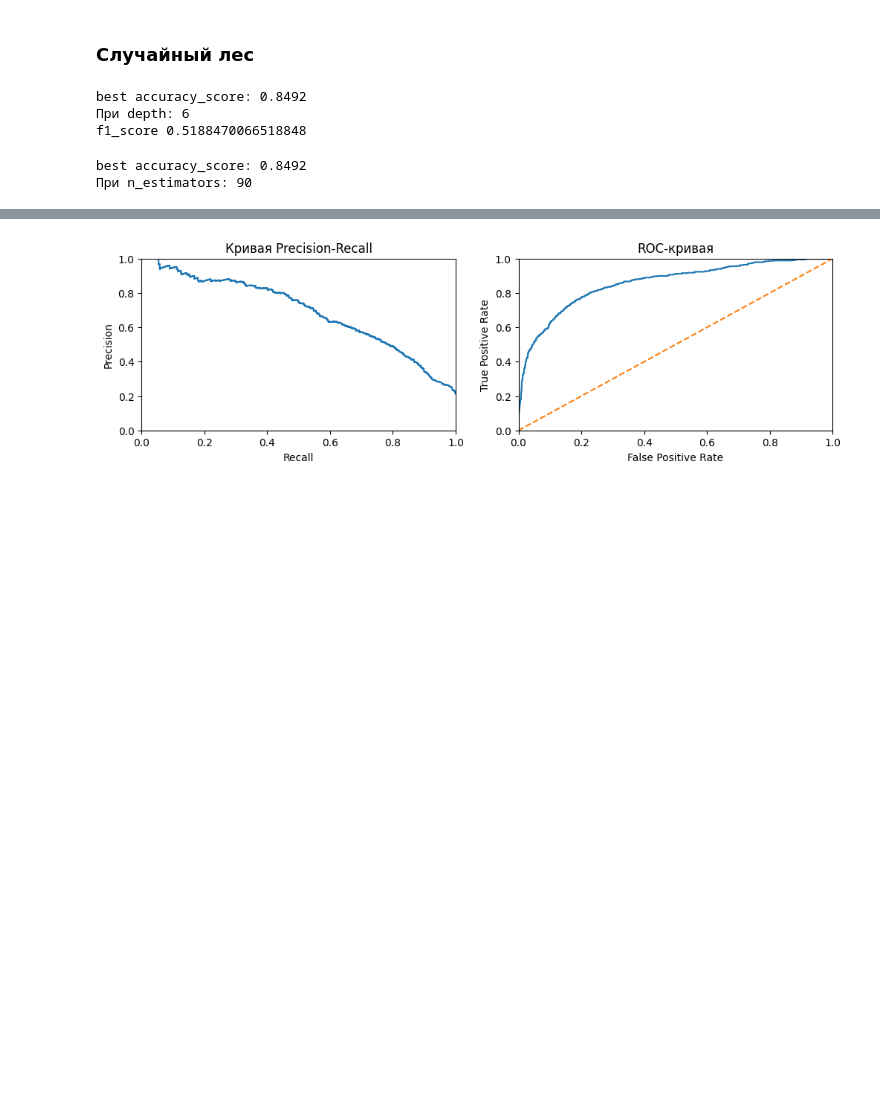
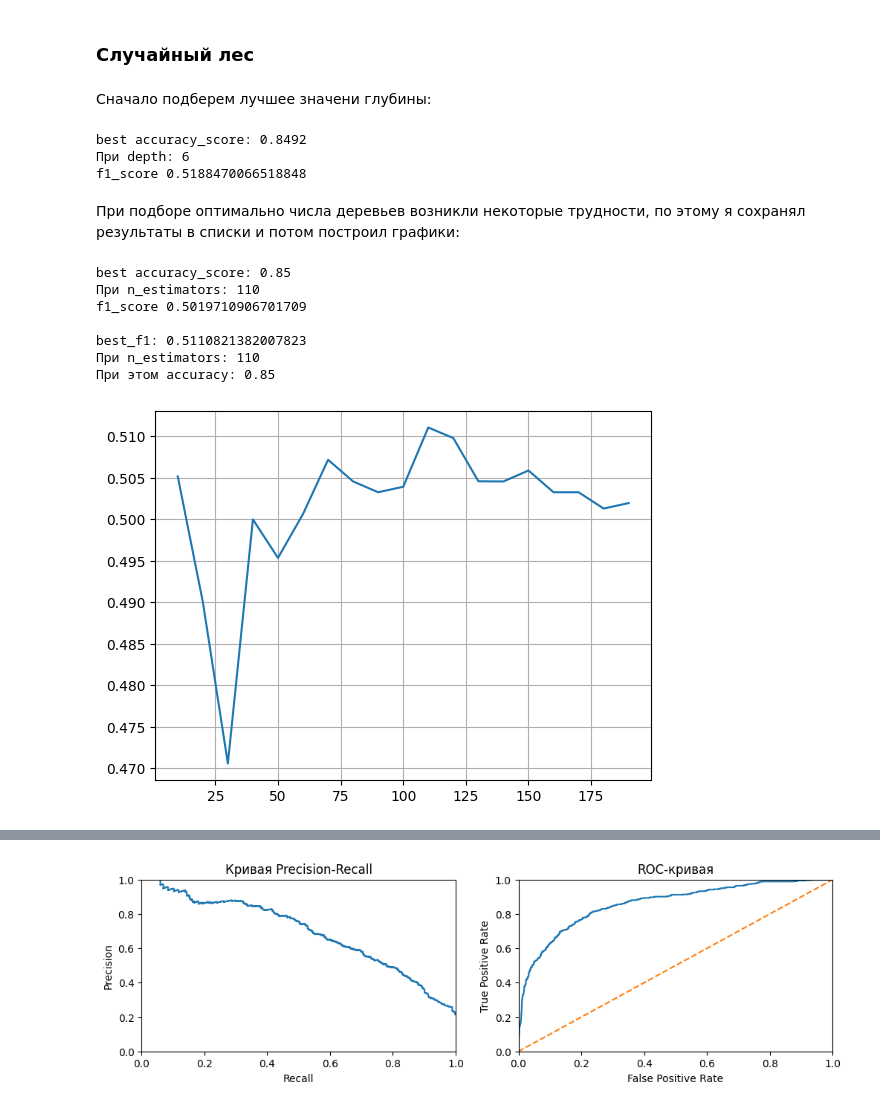
Before and after one commit to Shurick-G/practicum, a Jupyter notebook: churn/Churn_predict.ipynb, the cells around one changed output, grey strips where cells are left out. Drawn from its saved outputs; the diff is of its cells as text; code cells hidden in the pictures; blank space fills up the shorter version.

```diff
--- a/churn/Churn_predict.ipynb
+++ b/churn/Churn_predict.ipynb
@@ -296,6 +347,8 @@ build_graphs(best_model, valid_features, valid_target, valid_probabilities)
 [figure]
 # %% [markdown]
 ### Случайный лес
+# %% [markdown]
+Сначало подберем лучшее значени глубины:
 # %%
 best_result = 0
 
@@ -318,22 +371,55 @@ print('f1_score', f1_score(valid_target, valid_prediction))
 best accuracy_score: 0.8492
 При depth: 6
 f1_score 0.5188470066518848
+# %% [markdown]
+При подборе оптимально числа деревьев возникли некоторые трудности, по этому я сохранял результаты в списки и потом построил графики:
 # %%
-best_result = 0
+best_result_accuracy = 0
+best_f1 = 0
 
-for n_estimators in range(10, 100, 10):
+f1_list              = []
+accuracy_score_list  = []
+n_estimators_list    = []
+
+for n_estimators in range(10, 200, 10):
     model = RandomForestClassifier(random_state=12345, n_estimators=n_estimators, max_depth=best_depth)
     model.fit(train_features, train_target) # обучите модель на тренировочной выборке
     valid_prediction = model.predict(valid_features) # получите предсказания модели на валидационной выборке
     result =  accuracy_score(valid_prediction, valid_target)
-    # print(n_estimators)
-    # print(result)
-    if result > best_result:
+    f1 = f1_score(valid_target, valid_prediction)
+    accuracy_score_list.append(result)
+    f1_list.append(f1)
+    n_estimators_list.append(n_estimators)
+
+    if result > best_result_accuracy:
         best_model = model
-        best_result = result
+        best_result_accuracy = result
         best_n_estimators = n_estimators
-print('best accuracy_score:', best_result)
-print('При n_estimators:', n_estimators)
+
+    if  f1 > best_f1:
+        best_f1 = f1
+        best_n_estimators_for_f1 = n_estimators
+        accuracy_for_f1 = result
+
+
+print('best accuracy_score:', best_result_accuracy)
+print('При n_estimators:', best_n_estimators)
+print('f1_score', f1_score(valid_target, valid_prediction))
+print()
+print('best_f1:', best_f1)
+print('При n_estimators:', best_n_estimators_for_f1)
+print('При этом accuracy:', accuracy_for_f1)
 # %% [output]
-best accuracy_score: 0.8492
-При n_estimators: 90
+best accuracy_score: 0.85
+При n_estimators: 110
+f1_score 0.5019710906701709
+
+best_f1: 0.5110821382007823
+При n_estimators: 110
+При этом accuracy: 0.85
+# %%
+plt.figure()
+plt.plot(n_estimators_list, f1_list)
+plt.grid()
+# %% [output]
+[figure, added]
```
Also changed, not shown: parts of 79 cells of this notebook.
